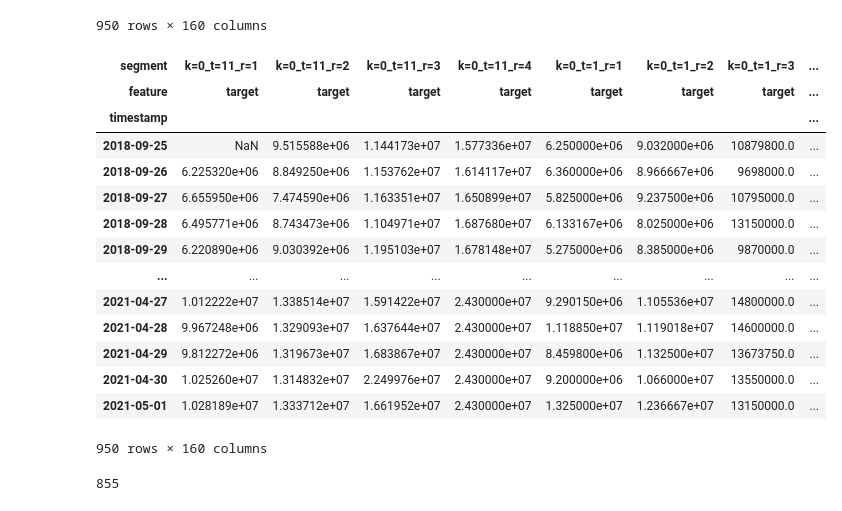
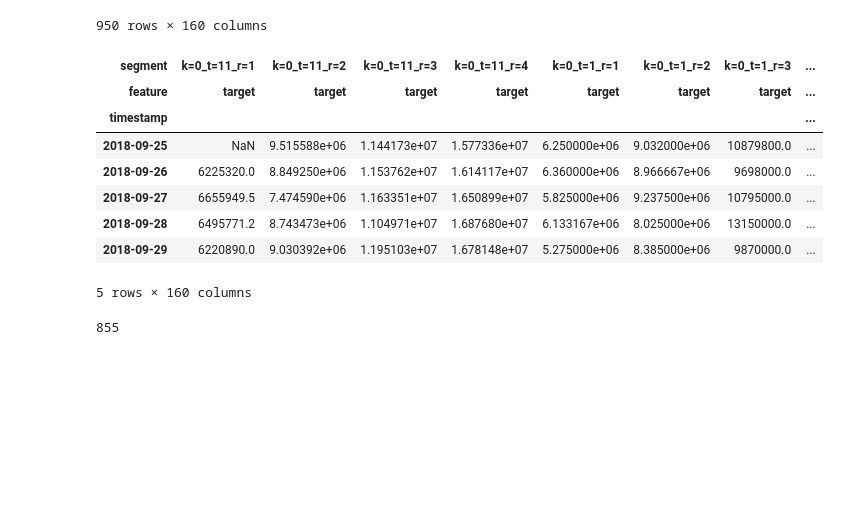
Before and after one commit to ArinaHABA/prediction_house_price, a Jupyter notebook: notebooks/forcasting_days.ipynb, the cells around one changed output. Saved outputs shown, nothing was run; the diff lists cells and outputs as text; code cells hidden in the pictures; blank space fills up the shorter version.

```diff
--- a/notebooks/forcasting_days.ipynb
+++ b/notebooks/forcasting_days.ipynb
@@ -113,21 +95,15 @@ df
 # %%
 df = df.interpolate('time')
 # %%
-df
+df.head()
 # %% [output]
 | segment | k=0_t=11_r=1 | k=0_t=11_r=2 | k=0_t=11_r=3 | k=0_t=11_r=4 | k=0_t=1_r=1 | k=0_t=1_r=2 | k=0_t=1_r=3 | ... |
 | feature | target | target | target | target | target | target | target | ... |
 | timestamp |  |  |  |  |  |  |  | ... |
 | 2018-09-25 | NaN | 9.515588e+06 | 1.144173e+07 | 1.577336e+07 | 6.250000e+06 | 9.032000e+06 | 10879800.0 | ... |
-| 2018-09-26 | 6.225320e+06 | 8.849250e+06 | 1.153762e+07 | 1.614117e+07 | 6.360000e+06 | 8.966667e+06 | 9698000.0 | ... |
-| 2018-09-27 | 6.655950e+06 | 7.474590e+06 | 1.163351e+07 | 1.650899e+07 | 5.825000e+06 | 9.237500e+06 | 10795000.0 | ... |
-| 2018-09-28 | 6.495771e+06 | 8.743473e+06 | 1.104971e+07 | 1.687680e+07 | 6.133167e+06 | 8.025000e+06 | 13150000.0 | ... |
-| 2018-09-29 | 6.220890e+06 | 9.030392e+06 | 1.195103e+07 | 1.678148e+07 | 5.275000e+06 | 8.385000e+06 | 9870000.0 | ... |
-| ... | ... | ... | ... | ... | ... | ... | ... | ... |
-| 2021-04-27 | 1.012222e+07 | 1.338514e+07 | 1.591422e+07 | 2.430000e+07 | 9.290150e+06 | 1.105536e+07 | 14800000.0 | ... |
-| 2021-04-28 | 9.967248e+06 | 1.329093e+07 | 1.637644e+07 | 2.430000e+07 | 1.118850e+07 | 1.119018e+07 | 14600000.0 | ... |
-| 2021-04-29 | 9.812272e+06 | 1.319673e+07 | 1.683867e+07 | 2.430000e+07 | 8.459800e+06 | 1.132500e+07 | 13673750.0 | ... |
-| 2021-04-30 | 1.025260e+07 | 1.314832e+07 | 2.249976e+07 | 2.430000e+07 | 9.200000e+06 | 1.066000e+07 | 13550000.0 | ... |
-| 2021-05-01 | 1.028189e+07 | 1.333712e+07 | 1.661952e+07 | 2.430000e+07 | 1.325000e+07 | 1.236667e+07 | 13150000.0 | ... |
+| 2018-09-26 | 6225320.0 | 8.849250e+06 | 1.153762e+07 | 1.614117e+07 | 6.360000e+06 | 8.966667e+06 | 9698000.0 | ... |
+| 2018-09-27 | 6655949.5 | 7.474590e+06 | 1.163351e+07 | 1.650899e+07 | 5.825000e+06 | 9.237500e+06 | 10795000.0 | ... |
+| 2018-09-28 | 6495771.2 | 8.743473e+06 | 1.104971e+07 | 1.687680e+07 | 6.133167e+06 | 8.025000e+06 | 13150000.0 | ... |
+| 2018-09-29 | 6220890.0 | 9.030392e+06 | 1.195103e+07 | 1.678148e+07 | 5.275000e+06 | 8.385000e+06 | 9870000.0 | ... |
-950 rows × 160 columns
+5 rows × 160 columns
 # %%
```
Also changed, not shown: parts of 28 cells of this notebook, 6 other files.
